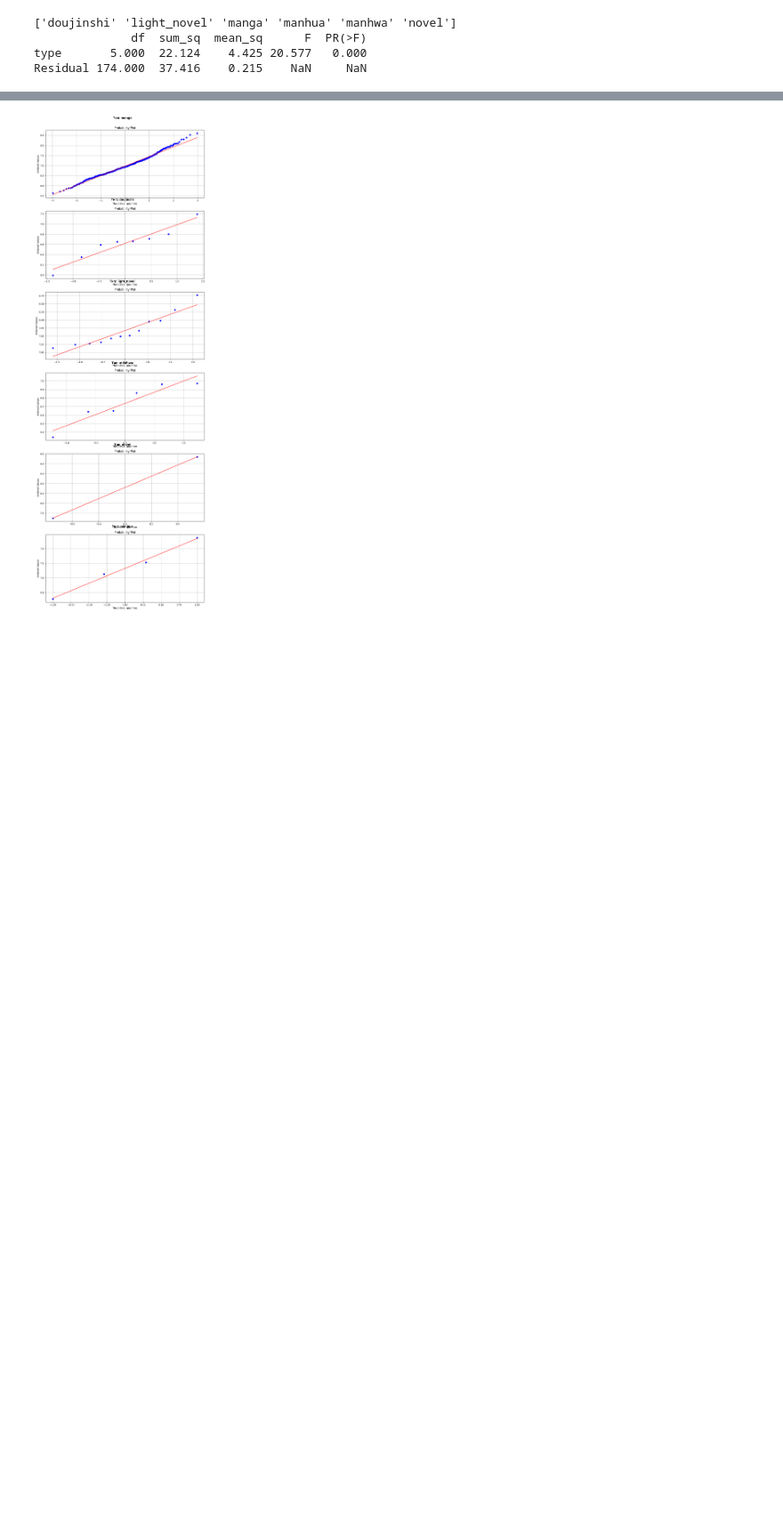
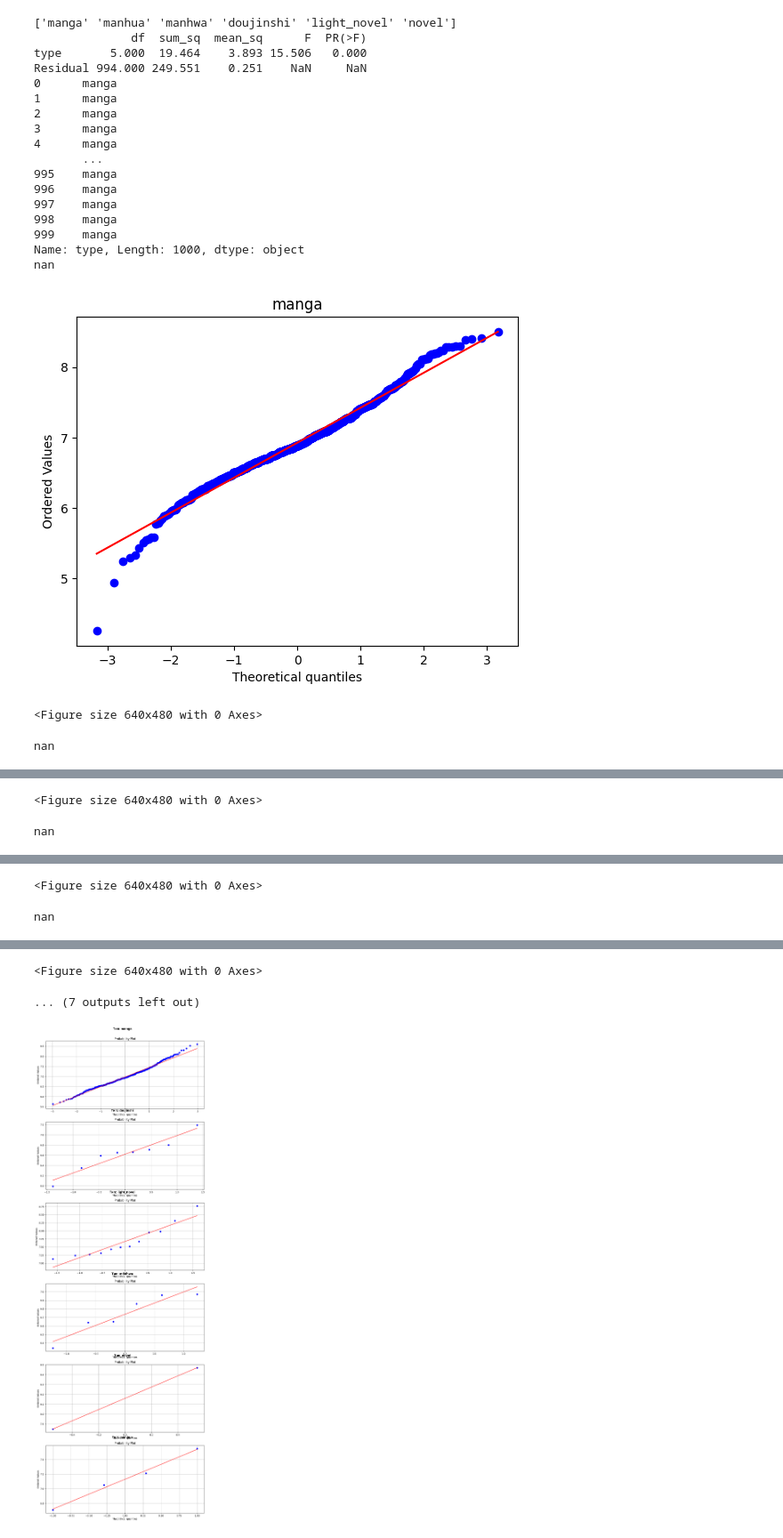
Before and after one commit to Slava55555/EconometricsAndStatistics, a Jupyter notebook: scripts/lab5.ipynb, the cells around one changed output, grey strips where cells are left out. Shown at 89% size. Cells and saved outputs as stored; diff of their text form; code cells hidden in the pictures; blank space fills up the shorter version.

```diff
--- a/scripts/lab5.ipynb
+++ b/scripts/lab5.ipynb
@@ -181,10 +168,48 @@ Residual   26.806 94.000   NaN     NaN
 # %%
 print(data['type'].unique())
 model = ols(f'score ~ type', data=data).fit()
 anova_table = sm.stats.anova_lm(model, type=2)
 print(anova_table)
+
+included = data['type']
+print(included)
+#sns.boxplot(included, showfliers=True)
+types = data['type'].unique()
+ty_list = []
+
+for ty in types :
+    b, ni = sts.shapiro(data[data['type'] == ty]['score'])
+    #c, ne = sts.shapiro(ty)
+
+    ty_list.append(data[data['type'] == ty]['score'])
+    sts.probplot(data[data['type'] == ty]['score'], plot=plt)
+    plt.title(ty)
+    plt.figure()
+    print(ni)
+    #sns.boxplot(excluded, showfliers=True)
+    #sts.probplot(excluded, plot=plt)
+    #plt.title('excluded ' + title)
+    plt.show()
+a, si = sts.levene(*ty_list)
+print(f'Levene p-value: {si:.2f}')
 # %% [output]
-['doujinshi' 'light_novel' 'manga' 'manhua' 'manhwa' 'novel']
+['manga' 'manhua' 'manhwa' 'doujinshi' 'light_novel' 'novel']
               df  sum_sq  mean_sq      F  PR(>F)
-type       5.000  22.124    4.425 20.577   0.000
-Residual 174.000  37.416    0.215    NaN     NaN
+type       5.000  19.464    3.893 15.506   0.000
+Residual 994.000 249.551    0.251    NaN     NaN
+0      manga
+1      manga
+2      manga
+3      manga
+4      manga
+       ...
+995    manga
+996    manga
+997    manga
+998    manga
+999    manga
+Name: type, Length: 1000, dtype: object
+nan
+[figure, added]
+<Figure size 640x480 with 0 Axes>
+nan
@@ -190,0 +217,2 @@ Residual 174.000  37.416    0.215    NaN     NaN
+<Figure size 640x480 with 0 Axes>
+nan
@@ -190,0 +220,2 @@ Residual 174.000  37.416    0.215    NaN     NaN
+<Figure size 640x480 with 0 Axes>
+nan
@@ -191,3 +223,5 @@ Residual 174.000  37.416    0.215    NaN     NaN
+<Figure size 640x480 with 0 Axes>
+... (7 outputs left out)
 # %%
 fig, axes = plt.subplots(len(data['type'].unique()), 1, figsize=(12, 6*len(top_genres)))
 i = 0
```
Also changed, not shown: parts of 9 cells of this notebook, 3 other files.
